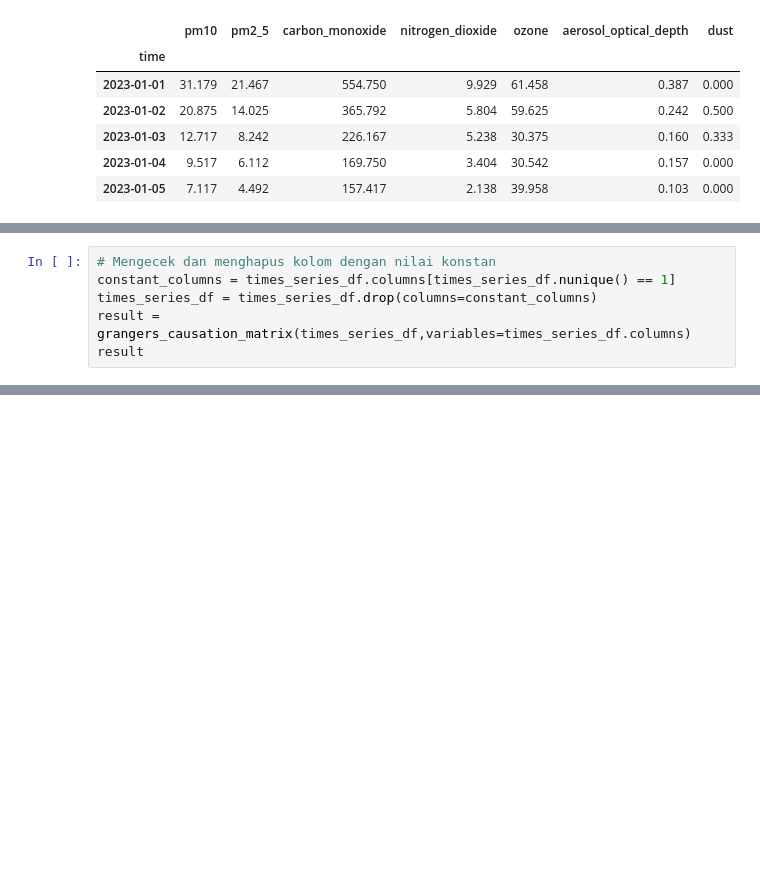
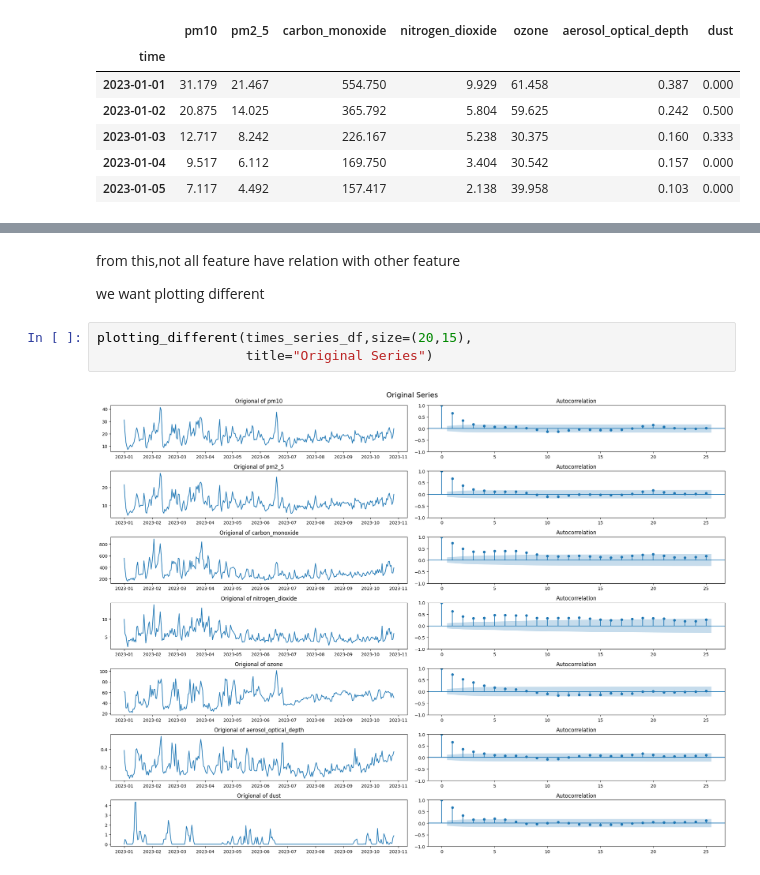
Before and after one commit to kayabaakihiko13/Scrapping_And_Analitic_OpenMeto, a Jupyter notebook: jupyter/test.ipynb, the cells around one changed output, grey strips where cells are left out. Cells and saved outputs as stored; diff of their text form; blank space fills up the shorter version.

```diff
--- a/jupyter/test.ipynb
+++ b/jupyter/test.ipynb
@@ -367,6 +367,0 @@ grangers_causation_matrix(data=times_series_df, variables = times_series_df.colu
-# %%
-# Mengecek dan menghapus kolom dengan nilai konstan
-constant_columns = times_series_df.columns[times_series_df.nunique() == 1]
-times_series_df = times_series_df.drop(columns=constant_columns)
-result = grangers_causation_matrix(times_series_df,variables=times_series_df.columns)
-result
@@ -381,0 +368,10 @@ result
+# %% [markdown]
+from this,not all feature have relation with other feature
+<br>
+
+we want plotting different
+# %%
+plotting_different(times_series_df,size=(20,15),
+                   title="Original Series")
+# %% [output]
+[figure, added]
```
Also changed, not shown: parts of 26 cells of this notebook, 3 other files.
